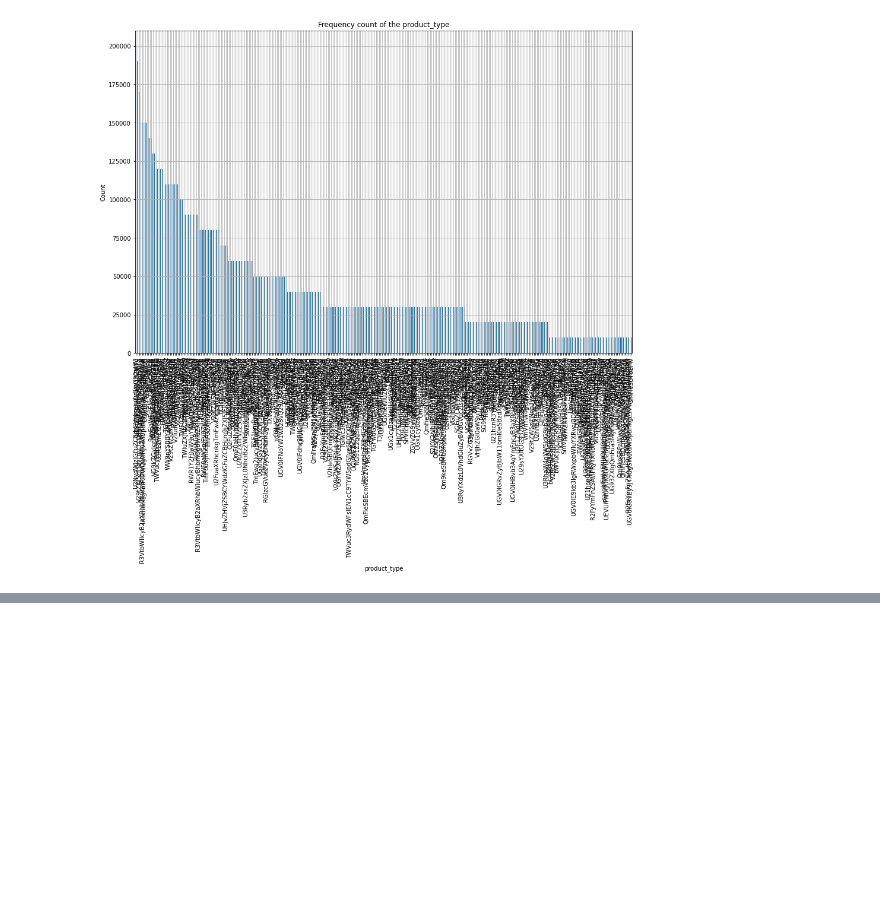
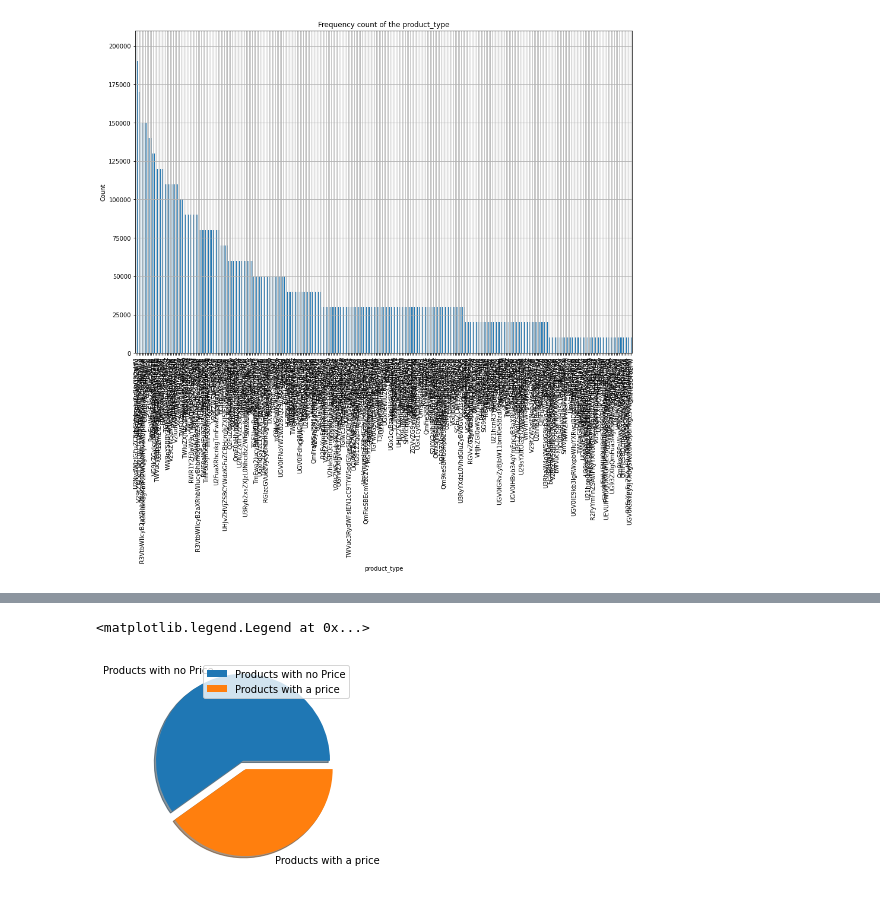
Before and after one commit to Naveen-Karanamu/BeZen-Product-Market-Analytics, a Jupyter notebook: main.ipynb, the cells around one changed output, grey strips where cells are left out. Cells and saved outputs as stored; diff of their text form; code cells hidden in the pictures; blank space fills up the shorter version.

```diff
--- a/main.ipynb
+++ b/main.ipynb
@@ -726,0 +741,6 @@ Text(0.5, 1.0, 'Frequency count of the product_type')
+# %%
+plt.pie([df.price_string.isna().sum(),df.price_string.notna().sum()],labels=["Products with no Price",'Products with a price'],shadow=True,explode=[0.1,0])
+plt.legend()
+# %% [output]
+<matplotlib.legend.Legend at 0x...>
+[figure, added]
```
Also changed, not shown: parts of 3 cells of this notebook.
